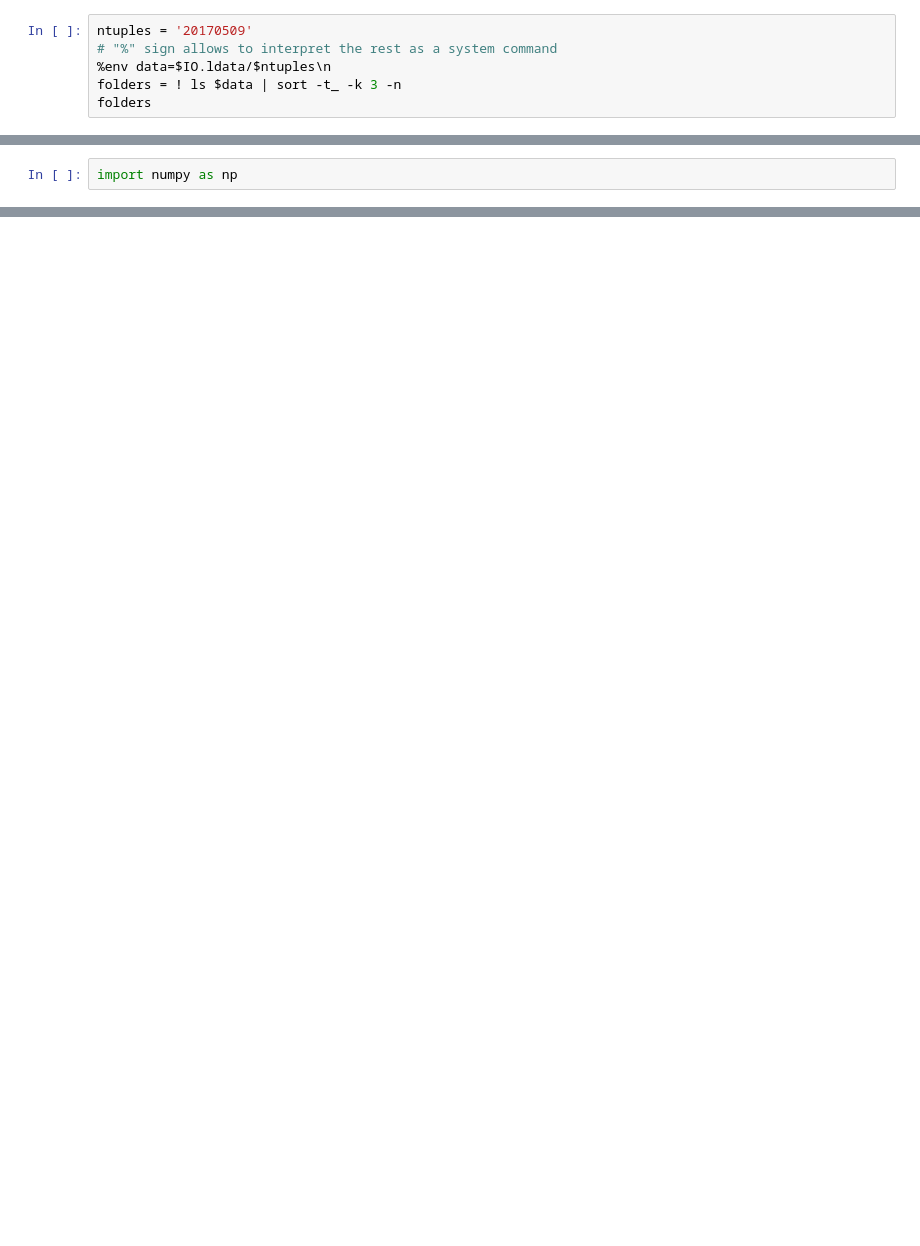
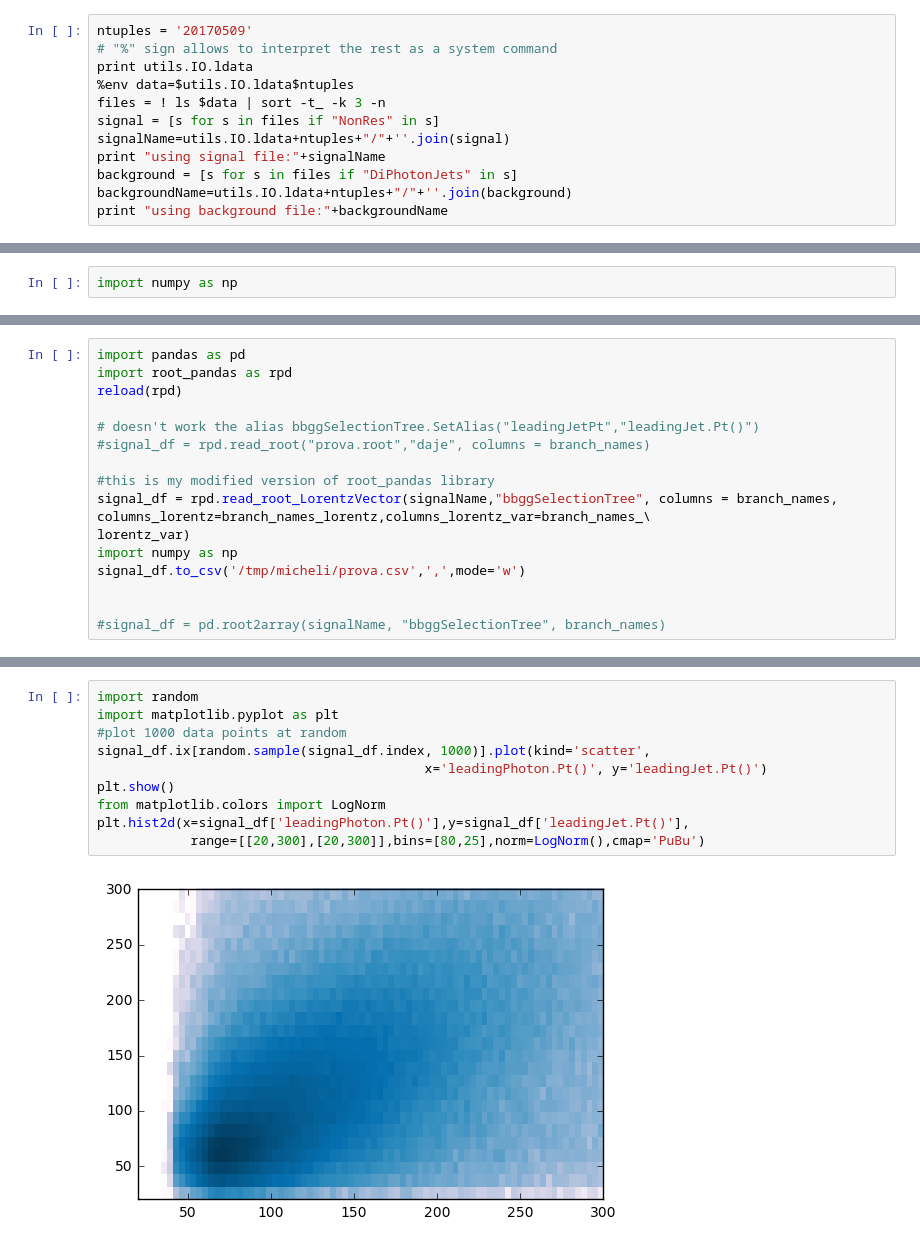
Before and after one commit to michelif/HHbbgg_ETH, a Jupyter notebook: Training/notebooks/test.ipynb, the cells around one changed output, grey strips where cells are left out. Saved outputs shown, nothing was run; the diff lists cells and outputs as text; blank space fills up the shorter version.

Commit message:
adding basic features: conversion, plotting...

```diff
--- a/Training/notebooks/test.ipynb
+++ b/Training/notebooks/test.ipynb
@@ -6,7 +9,13 @@ reload(io)
 # %%
 ntuples = '20170509'
 # "%" sign allows to interpret the rest as a system command
-%env data=$IO.ldata/$ntuples\n
-folders = ! ls $data | sort -t_ -k 3 -n
-folders
+print utils.IO.ldata
+%env data=$utils.IO.ldata$ntuples
+files = ! ls $data | sort -t_ -k 3 -n
+signal = [s for s in files if "NonRes" in s]
+signalName=utils.IO.ldata+ntuples+"/"+''.join(signal)
+print "using signal file:"+signalName
+background = [s for s in files if "DiPhotonJets" in s]
+backgroundName=utils.IO.ldata+ntuples+"/"+''.join(background)
+print "using background file:"+backgroundName
 # %% [output]
@@ -24,0 +51,16 @@ signal = adjust_and_compress().to_hdf('/scratch/musella/qcd_all_br_flt16.hd5','q
+# %%
+import pandas as pd
+import root_pandas as rpd
+reload(rpd)
+
+# doesn't work the alias bbggSelectionTree.SetAlias("leadingJetPt","leadingJet.Pt()")
+#signal_df = rpd.read_root("prova.root","daje", columns = branch_names)
+
+#this is my modified version of root_pandas library
+signal_df = rpd.read_root_LorentzVector(signalName,"bbggSelectionTree", columns = branch_names, columns_lorentz=branch_names_lorentz,columns_lorentz_var=branch_names_\
+lorentz_var)
+import numpy as np
+signal_df.to_csv('/tmp/micheli/prova.csv',',',mode='w')
+
+
+#signal_df = pd.root2array(signalName, "bbggSelectionTree", branch_names)
@@ -24,0 +76,12 @@ signal = adjust_and_compress().to_hdf('/scratch/musella/qcd_all_br_flt16.hd5','q
+# %%
+import random
+import matplotlib.pyplot as plt
+#plot 1000 data points at random
+signal_df.ix[random.sample(signal_df.index, 1000)].plot(kind='scatter',
+                                          x='leadingPhoton.Pt()', y='leadingJet.Pt()')
+plt.show()
+from matplotlib.colors import LogNorm
+plt.hist2d(x=signal_df['leadingPhoton.Pt()'],y=signal_df['leadingJet.Pt()'],
+            range=[[20,300],[20,300]],bins=[80,25],norm=LogNorm(),cmap='PuBu')
+# %% [output]
+[figure, added]
```
Also changed, not shown: parts of 10 cells of this notebook.
